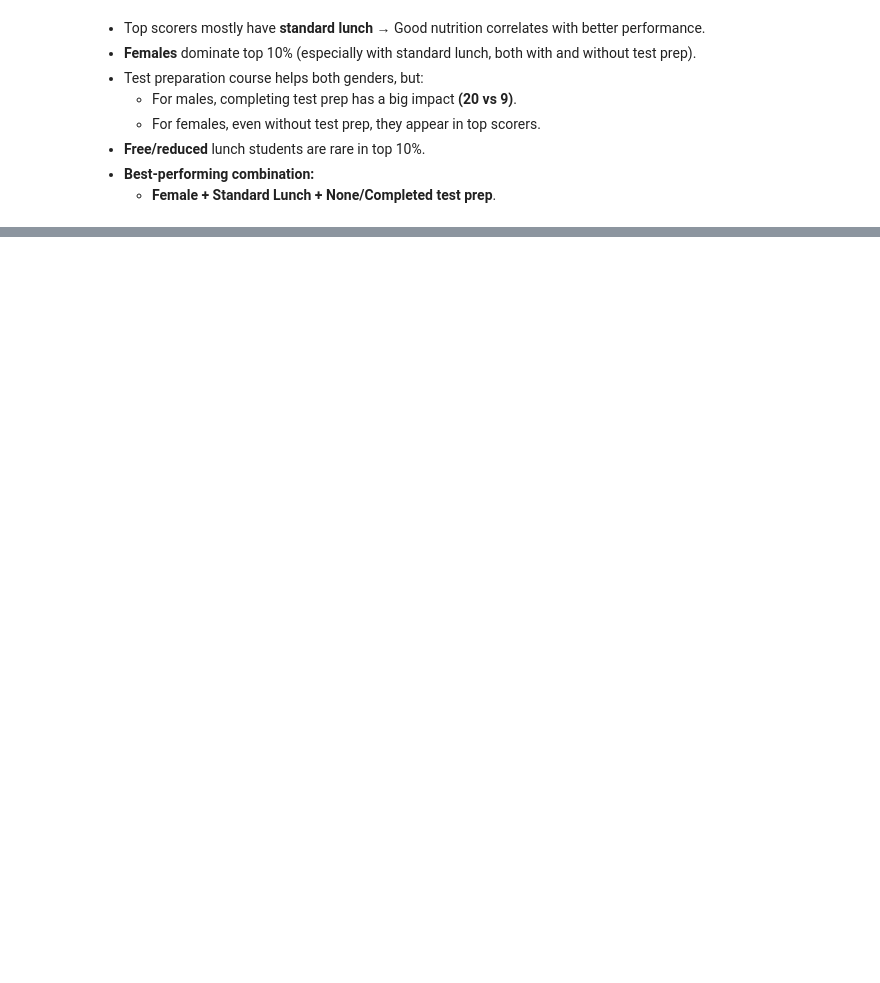
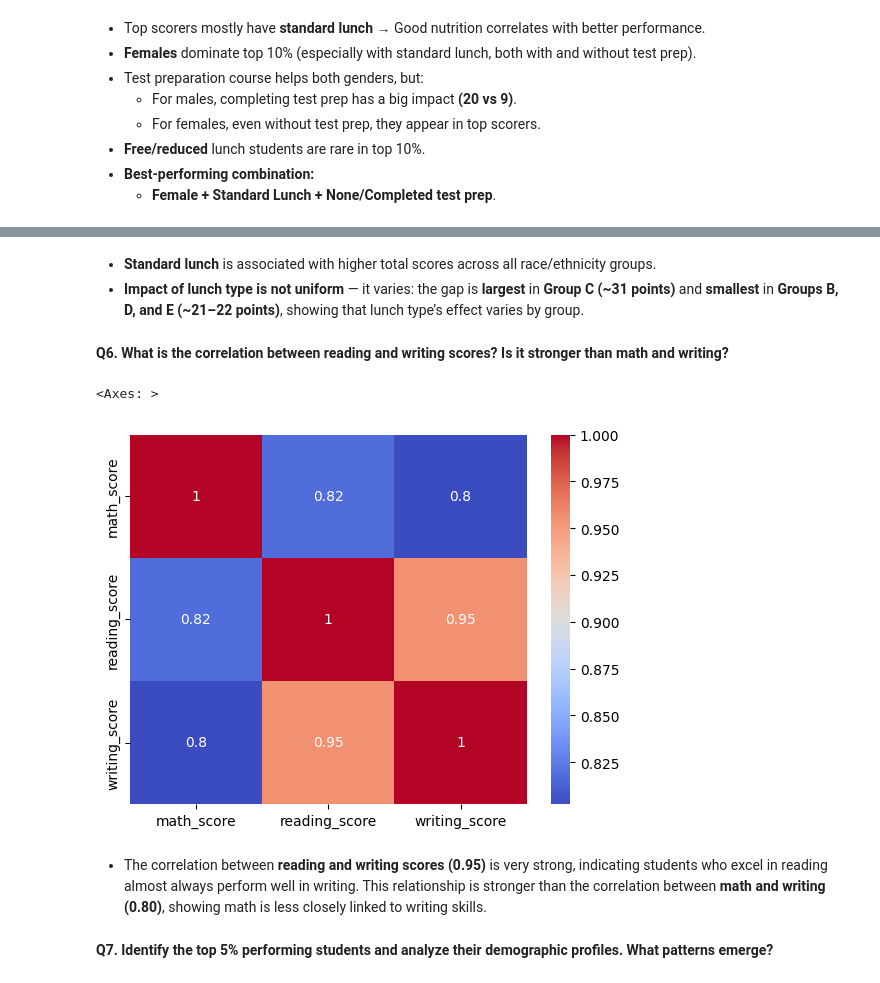
Before and after one commit to mariamkhan04/Student-Performance-Analysis---EDA, a Jupyter notebook: eda.ipynb, the cells around one changed output, grey strips where cells are left out. Cells and saved outputs as stored; diff of their text form; code cells hidden in the pictures; blank space fills up the shorter version.

```diff
--- a/eda.ipynb
+++ b/eda.ipynb
@@ -199,0 +229,16 @@ plt.show()
+# %% [markdown]
+- **Standard lunch** is associated with higher total scores across all race/ethnicity groups.
+- **Impact of lunch type is not uniform** — it varies: the gap is **largest** in **Group C (~31 points)** and **smallest** in **Groups B, D, and E (~21–22 points)**, showing that lunch type’s effect varies by group.
+# %% [markdown]
+**Q6. What is the correlation between reading and writing scores? Is it stronger than math and writing?**
+# %%
+correlation_matrix = students_df[['math_score', 'reading_score', 'writing_score']].corr()
+# print(correlation_matrix)
+sns.heatmap(correlation_matrix, annot=True, cmap='coolwarm')
+# %% [output]
+<Axes: >
+[figure, added]
+# %% [markdown]
+- The correlation between **reading and writing scores (0.95)** is very strong, indicating students who excel in reading almost always perform well in writing. This relationship is stronger than the correlation between **math and writing (0.80)**, showing math is less closely linked to writing skills.
+# %% [markdown]
+**Q7. Identify the top 5% performing students and analyze their demographic profiles. What patterns emerge?**
```
Also changed, not shown: parts of 16 cells of this notebook, 2 other files.
